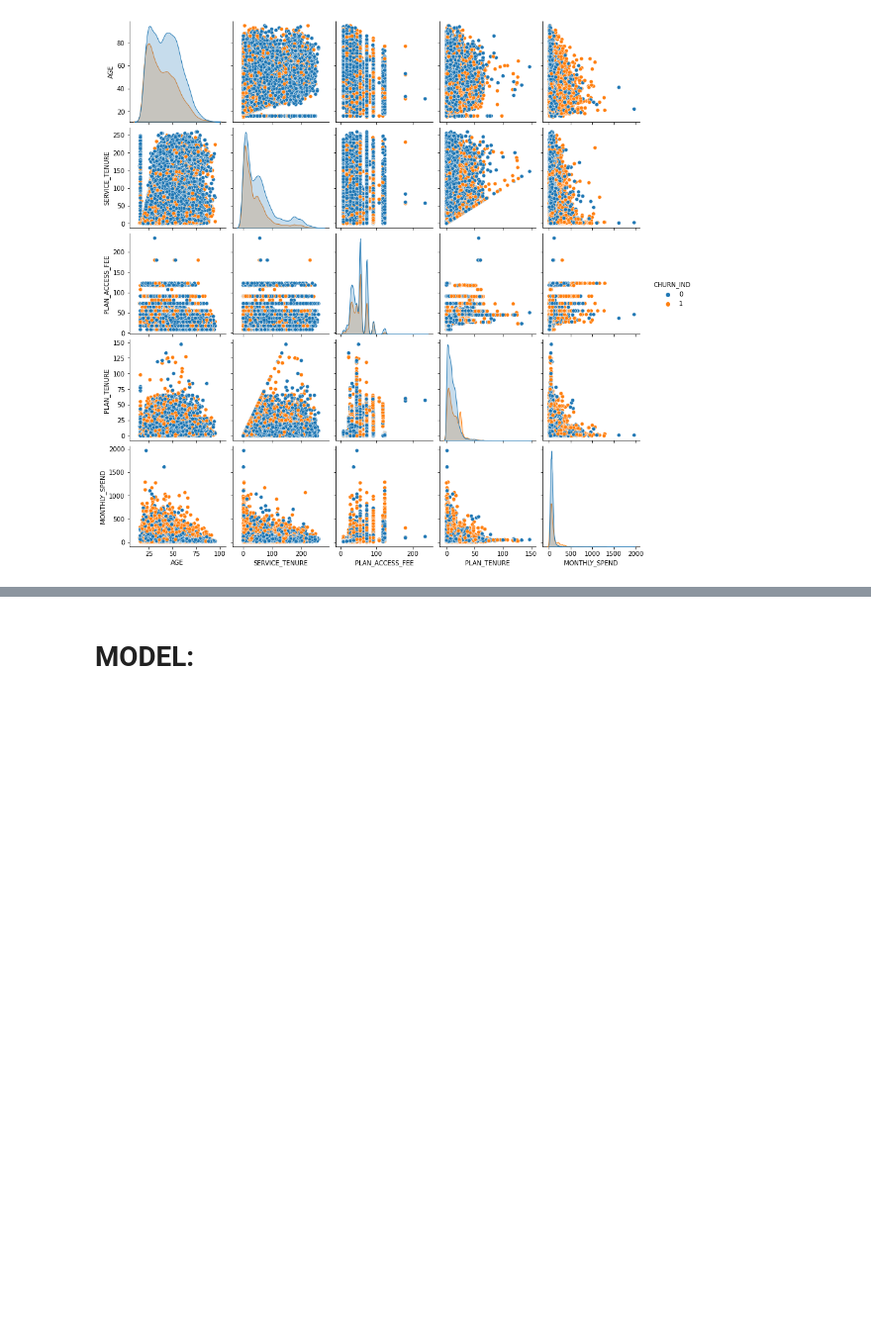
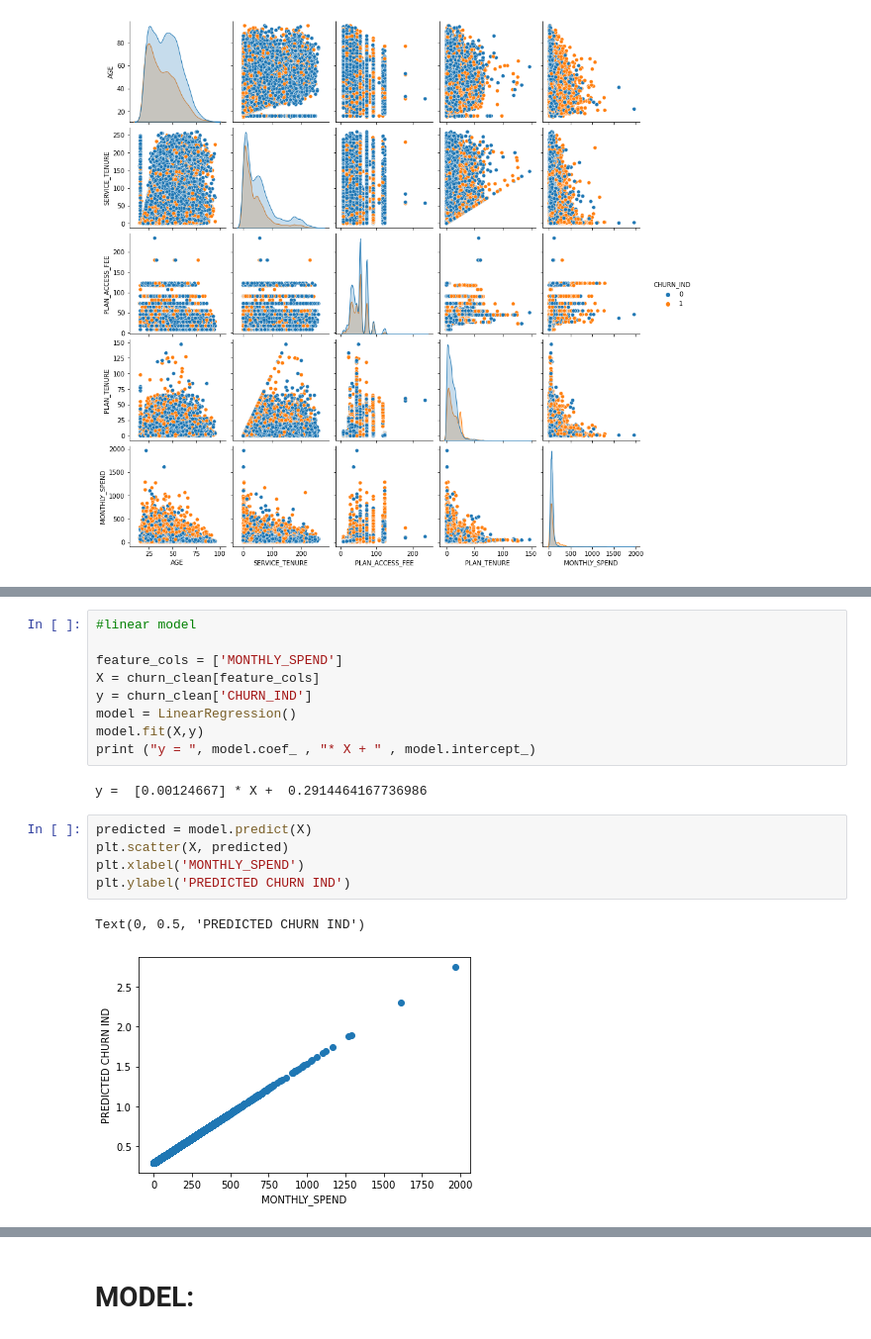
Before and after one commit to AmandaManadeniya/data-science-portfolio-2021, a Jupyter notebook: Portfolio 3.ipynb, the cells around one changed output, grey strips where cells are left out. Shown at 99% size. Cells and saved outputs as stored; diff of their text form; blank space fills up the shorter version.

```diff
--- a/Portfolio 3.ipynb
+++ b/Portfolio 3.ipynb
@@ -126,0 +147,19 @@ churn_clean.plot.scatter(x = 'AGE', y = 'MONTHLY_SPEND', c="CHURN_IND", cmap="Pa
+# %%
+#linear model
+
+feature_cols = ['MONTHLY_SPEND']
+X = churn_clean[feature_cols]
+y = churn_clean['CHURN_IND']
+model = LinearRegression()
+model.fit(X,y)
+print ("y = ", model.coef_ , "* X + " , model.intercept_)
+# %% [output]
+y =  [0.00124667] * X +  0.2914464167736986
+# %%
+predicted = model.predict(X)
+plt.scatter(X, predicted)
+plt.xlabel('MONTHLY_SPEND')
+plt.ylabel('PREDICTED CHURN IND')
+# %% [output]
+Text(0, 0.5, 'PREDICTED CHURN IND')
+[figure, added]
```
Also changed, not shown: parts of 19 cells of this notebook.
